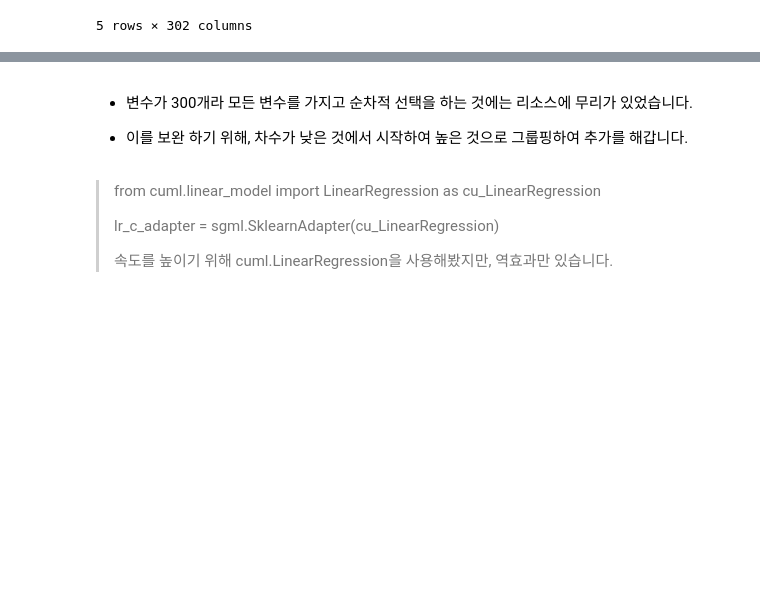
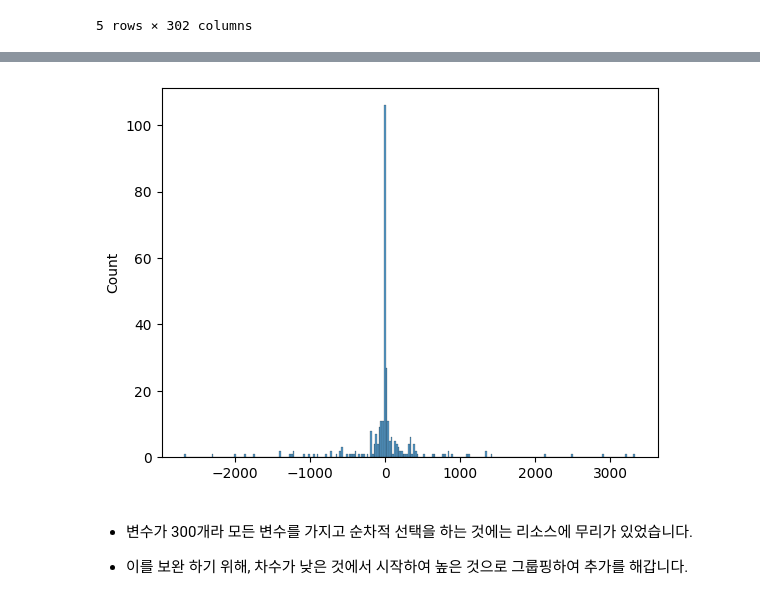
Before and after one commit to sunkusun9/sunkusun9, a Jupyter notebook: kaggle/PGS5/PGS5_ep5/2.Experiment_1.ipynb, the cells around one changed output, grey strips where cells are left out. Saved outputs shown, nothing was run; the diff lists cells and outputs as text; code cells hidden in the pictures; blank space fills up the shorter version.

```diff
--- a/kaggle/PGS5/PGS5_ep5/2.Experiment_1.ipynb
+++ b/kaggle/PGS5/PGS5_ep5/2.Experiment_1.ipynb
@@ -78,10 +120,9 @@ result['model_result'][0]['coef'].sort_values()
+# %%
+sns.histplot(result['model_result'][0]['coef'])
+plt.show()
+# %% [output]
+[figure, added]
 # %% [markdown]
 - 변수가 300개라 모든 변수를 가지고 순차적 선택을 하는 것에는 리소스에 무리가 있었습니다.
 
 - 이를 보완 하기 위해, 차수가 낮은 것에서 시작하여 높은 것으로 그룹핑하여 추가를 해갑니다.
-# %% [markdown]
-> from cuml.linear_model import LinearRegression as cu_LinearRegression
->
-> lr_c_adapter = sgml.SklearnAdapter(cu_LinearRegression)
->
-> 속도를 높이기 위해 cuml.LinearRegression을 사용해봤지만, 역효과만 있습니다.
```
Also changed, not shown: parts of 29 cells of this notebook, 1 other file.
